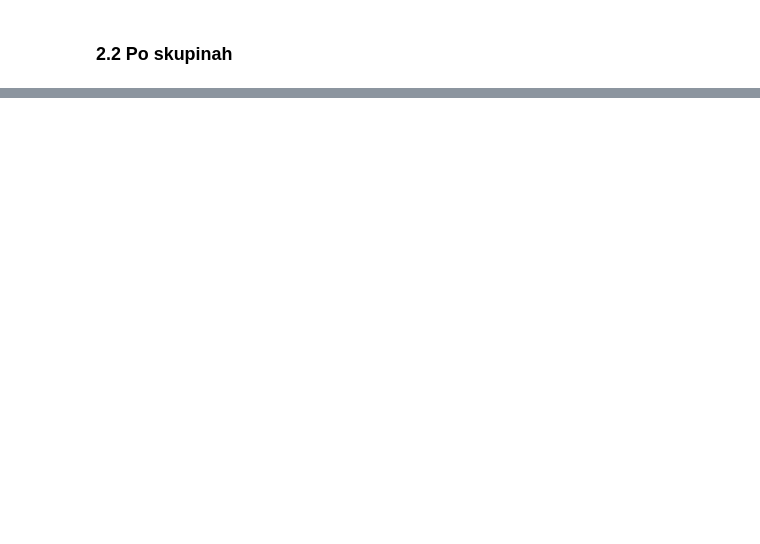
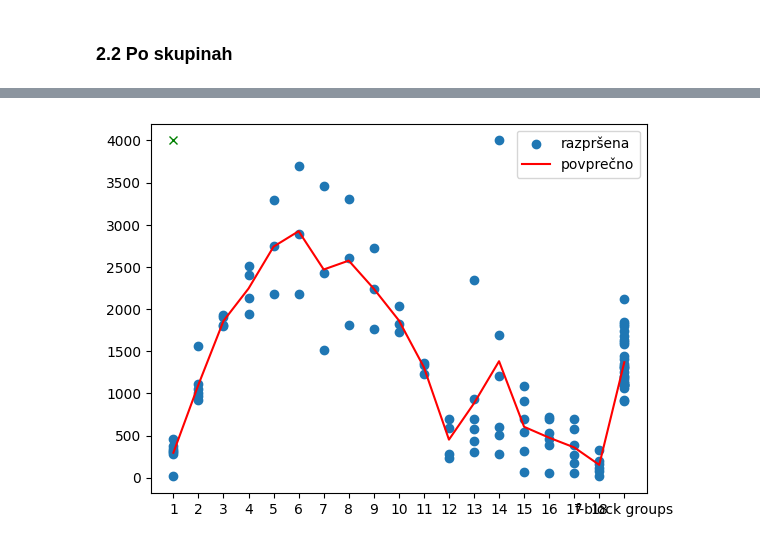
Before and after one commit to Filip-Vavtar/ProjektnaNaloga, a Jupyter notebook: analiza_podatkov.ipynb, the cells around one changed output, grey strips where cells are left out. Saved outputs shown, nothing was run; the diff lists cells and outputs as text; code cells hidden in the pictures; blank space fills up the shorter version.

```diff
--- a/analiza_podatkov.ipynb
+++ b/analiza_podatkov.ipynb
@@ -139,2 +149,10 @@ skupina
 f-block groups    1369.135714
 Name: talisce, dtype: float64
+# %%
+plt.scatter(data['skupina'],data['talisce'], label = 'razpršena')
+plt.plot(data_skupina['talisce'].mean(), color = 'red', label = 'povprečno')
+plt.plot(data,max(data.talisce), color = 'green', marker = 'x')
+plt.legend()
+plt.show()
+# %% [output]
+[figure, added]
```
Also changed, not shown: parts of 11 cells of this notebook.
